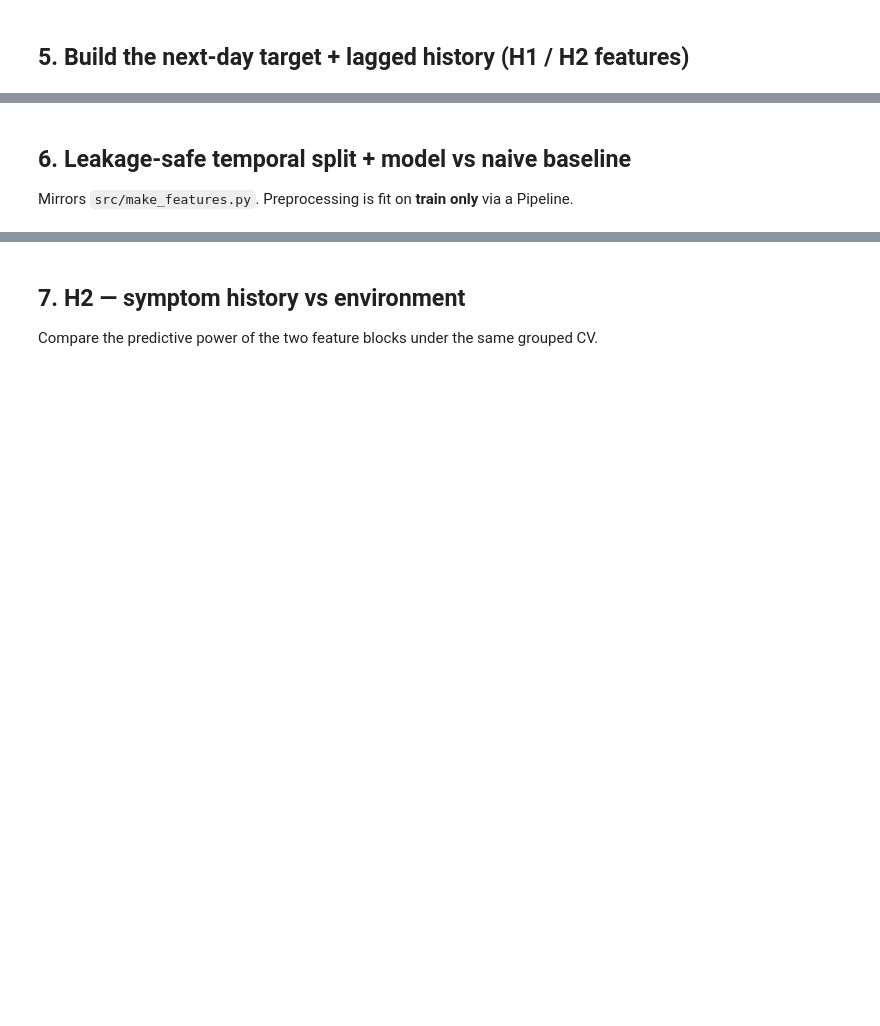
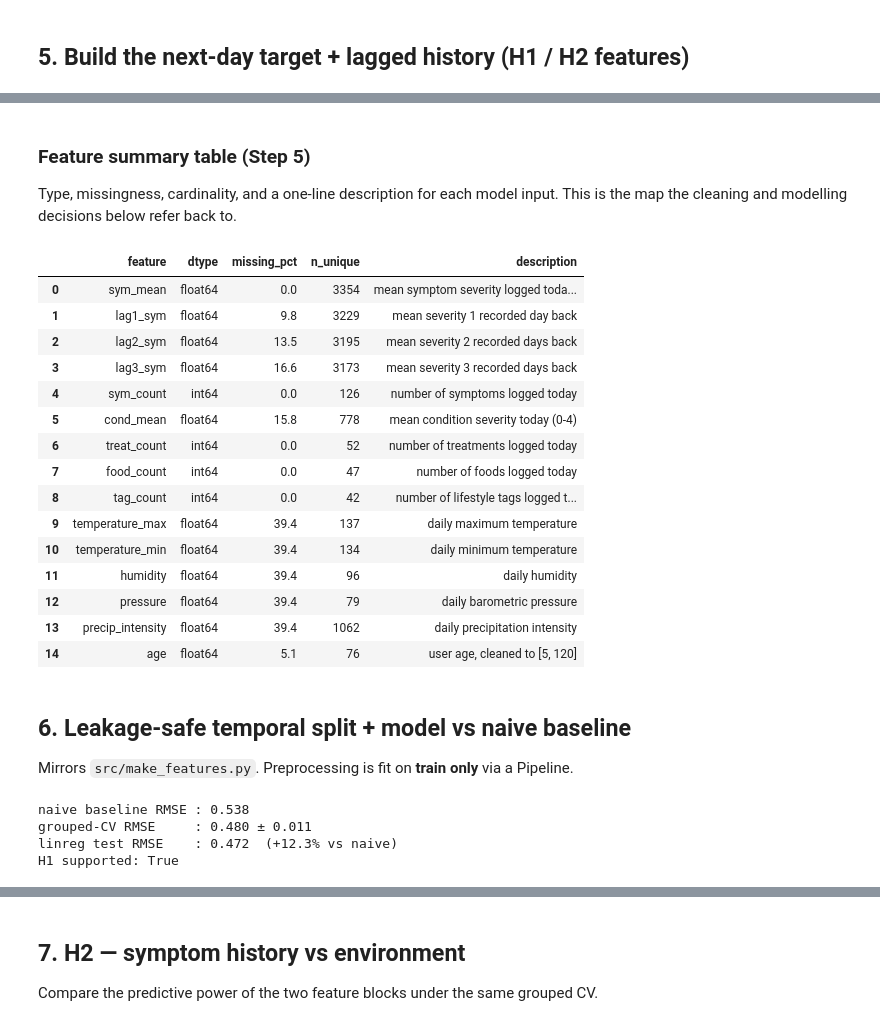
Before and after one commit to kempaviola/regression_health, a Jupyter notebook: notebooks/01_exploratory_analysis.ipynb, the cells around one changed output, grey strips where cells are left out. Drawn from its saved outputs; the diff is of its cells as text; code cells hidden in the pictures; blank space fills up the shorter version.

```diff
--- a/notebooks/01_exploratory_analysis.ipynb
+++ b/notebooks/01_exploratory_analysis.ipynb
@@ -81,3 +177,52 @@ data[['sym_mean', 'lag1_sym', 'lag2_sym', 'lag3_sym', 'target']].corr()['target'
+# %% [markdown]
+### Feature summary table (Step 5)
+Type, missingness, cardinality, and a one-line description for each model input. This
+is the map the cleaning and modelling decisions below refer back to.
+# %%
+# Template Step 5: feature summary table for the model inputs.
+desc = {
+    'sym_mean': 'mean symptom severity logged today (0-4)',
+    'lag1_sym': 'mean severity 1 recorded day back',
+    'lag2_sym': 'mean severity 2 recorded days back',
+    'lag3_sym': 'mean severity 3 recorded days back',
+    'sym_count': 'number of symptoms logged today',
+    'cond_mean': 'mean condition severity today (0-4)',
+    'treat_count': 'number of treatments logged today',
+    'food_count': 'number of foods logged today',
+    'tag_count': 'number of lifestyle tags logged today',
+    'temperature_max': 'daily maximum temperature',
+    'temperature_min': 'daily minimum temperature',
+    'humidity': 'daily humidity',
+    'pressure': 'daily barometric pressure',
+    'precip_intensity': 'daily precipitation intensity',
+    'age': 'user age, cleaned to [5, 120]',
+}
+feats = list(desc)
+summary = pd.DataFrame({
+    'feature': feats,
+    'dtype': [str(data[c].dtype) for c in feats],
+    'missing_pct': [round(data[c].isnull().mean() * 100, 1) for c in feats],
+    'n_unique': [int(data[c].nunique()) for c in feats],
+    'description': [desc[c] for c in feats],
+})
+summary
+# %% [output]
+|  | feature | dtype | missing_pct | n_unique | description |
+| 0 | sym_mean | float64 | 0.0 | 3354 | mean symptom severity logged toda... |
+| 1 | lag1_sym | float64 | 9.8 | 3229 | mean severity 1 recorded day back |
+| 2 | lag2_sym | float64 | 13.5 | 3195 | mean severity 2 recorded days back |
+| 3 | lag3_sym | float64 | 16.6 | 3173 | mean severity 3 recorded days back |
+| 4 | sym_count | int64 | 0.0 | 126 | number of symptoms logged today |
+| 5 | cond_mean | float64 | 15.8 | 778 | mean condition severity today (0-4) |
+| 6 | treat_count | int64 | 0.0 | 52 | number of treatments logged today |
+| 7 | food_count | int64 | 0.0 | 47 | number of foods logged today |
+| 8 | tag_count | int64 | 0.0 | 42 | number of lifestyle tags logged t... |
+| 9 | temperature_max | float64 | 39.4 | 137 | daily maximum temperature |
+| 10 | temperature_min | float64 | 39.4 | 134 | daily minimum temperature |
+| 11 | humidity | float64 | 39.4 | 96 | daily humidity |
+| 12 | pressure | float64 | 39.4 | 79 | daily barometric pressure |
+| 13 | precip_intensity | float64 | 39.4 | 1062 | daily precipitation intensity |
+| 14 | age | float64 | 5.1 | 76 | user age, cleaned to [5, 120] |
 # %% [markdown]
 ## 6. Leakage-safe temporal split + model vs naive baseline
 Mirrors `src/make_features.py`. Preprocessing is fit on **train only** via a Pipeline.
@@ -91,7 +236,7 @@ from sklearn.metrics import mean_squared_error
 
 FEATURES = ['sym_mean','lag1_sym','lag2_sym','lag3_sym','sym_count','cond_mean',
             'treat_count','food_count','tag_count','temperature_max','temperature_min',
-            'humidity','pressure','precip_intensity','age_clean']
+            'humidity','pressure','precip_intensity','age']
 SPLIT = pd.Timestamp('2019-01-01')
 tr, te = data[data['date'] < SPLIT], data[data['date'] >= SPLIT]
 
@@ -105,3 +250,8 @@ print(f'naive baseline RMSE : {naive:.3f}')
 print(f'grouped-CV RMSE     : {cv.mean():.3f} ± {cv.std():.3f}')
 print(f'linreg test RMSE    : {test_rmse:.3f}  ({(naive-test_rmse)/naive*100:+.1f}% vs naive)')
 print('H1 supported:', test_rmse < naive)
+# %% [output]
+naive baseline RMSE : 0.538
+grouped-CV RMSE     : 0.480 ± 0.011
+linreg test RMSE    : 0.472  (+12.3% vs naive)
+H1 supported: True
```
Also changed, not shown: parts of 14 cells of this notebook, 16 other files.
